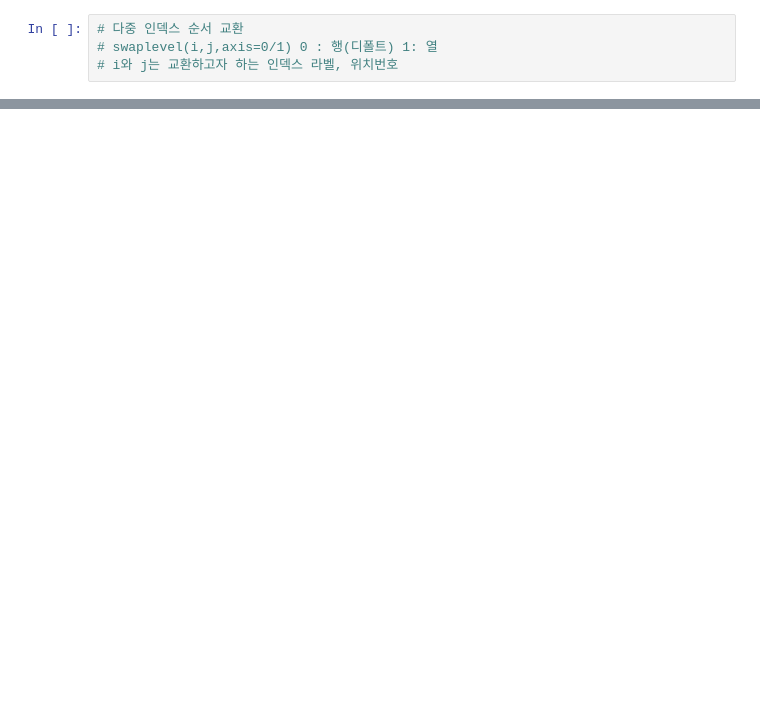
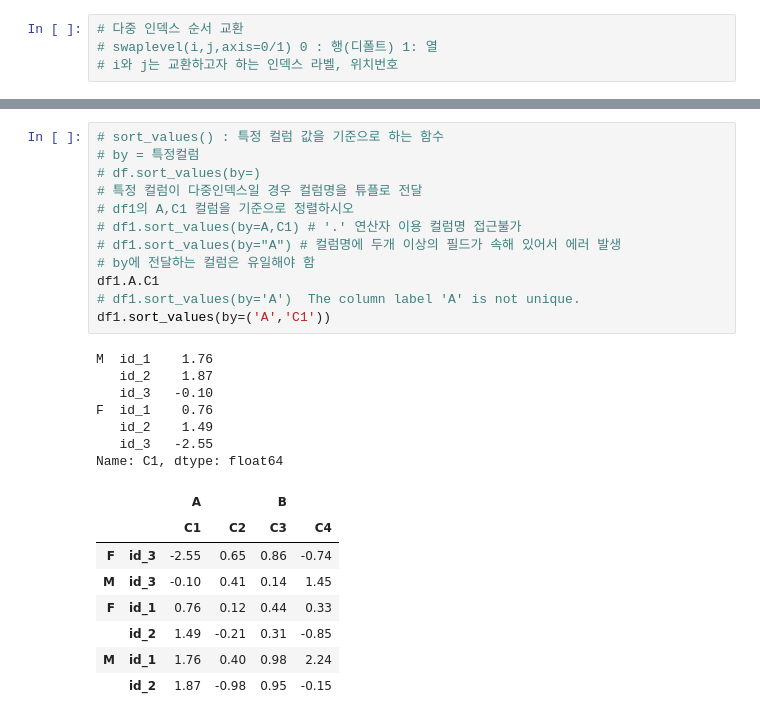
Before and after one commit to jeonchangdo/DataScience, a Jupyter notebook: source_code/Note_1-5_pandas_practice(multiple_index).ipynb, the cells around one changed output, grey strips where cells are left out. Drawn from its saved outputs; the diff is of its cells as text; blank space fills up the shorter version.

```diff
--- a/source_code/Note_1-5_pandas_practice(multiple_index).ipynb
+++ b/source_code/Note_1-5_pandas_practice(multiple_index).ipynb
@@ -585,0 +623,28 @@ df2
+# %%
+# sort_values() : 특정 컬럼 값을 기준으로 하는 함수
+# by = 특정컬럼
+# df.sort_values(by=)
+# 특정 컬럼이 다중인덱스일 경우 컬럼명을 튜플로 전달
+# df1의 A,C1 컬럼을 기준으로 정렬하시오
+# df1.sort_values(by=A,C1) # '.' 연산자 이용 컬럼명 접근불가
+# df1.sort_values(by="A") # 컬럼명에 두개 이상의 필드가 속해 있어서 에러 발생
+# by에 전달하는 컬럼은 유일해야 함
+df1.A.C1
+# df1.sort_values(by='A')  The column label 'A' is not unique.
+df1.sort_values(by=('A','C1'))
+# %% [output]
+M  id_1    1.76
+   id_2    1.87
+   id_3   -0.10
+F  id_1    0.76
+   id_2    1.49
+   id_3   -2.55
+Name: C1, dtype: float64
+|  |  | A |  | B |  |
+|  |  | C1 | C2 | C3 | C4 |
+| F | id_3 | -2.55 | 0.65 | 0.86 | -0.74 |
+| M | id_3 | -0.10 | 0.41 | 0.14 | 1.45 |
+| F | id_1 | 0.76 | 0.12 | 0.44 | 0.33 |
+|  | id_2 | 1.49 | -0.21 | 0.31 | -0.85 |
+| M | id_1 | 1.76 | 0.40 | 0.98 | 2.24 |
+|  | id_2 | 1.87 | -0.98 | 0.95 | -0.15 |
```
Also changed, not shown: parts of 14 cells of this notebook, 3 other files.
